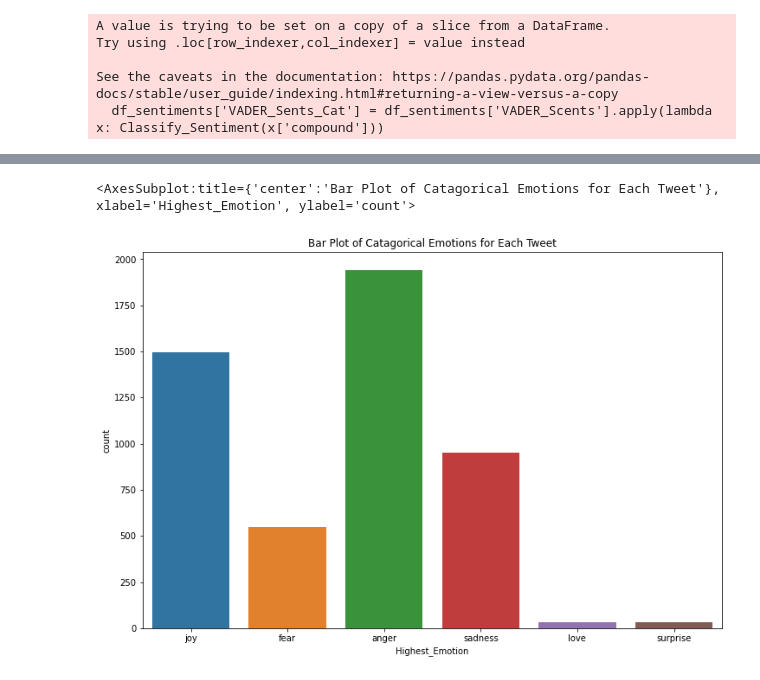
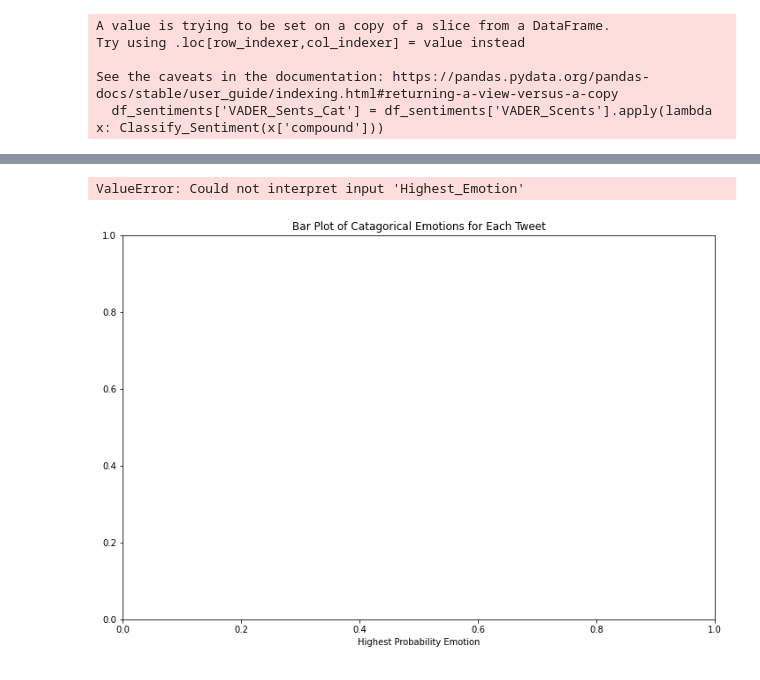
Before and after one commit to evanc1229/KoReCOVID, a Jupyter notebook: Data_Analysis.ipynb, the cells around one changed output, grey strips where cells are left out. Cells and saved outputs as stored; diff of their text form; code cells hidden in the pictures.

```diff
--- a/Data_Analysis.ipynb
+++ b/Data_Analysis.ipynb
@@ -9,7 +9,9 @@ import transformers
 import torch
 import seaborn as sns
 # %%
-df = pd.read_csv('/notebooks/evanc/KoReCOVID/resources/Pol5_Clean.csv').sample(5000)
+#df = pd.read_csv('/notebooks/evanc/KoReCOVID/resources/Pol5_Clean.csv').sample(5000)
+#Changed this so that this analysis can be reran on pre-labeled text so models don't have to run multipul times
+df = pd.read_csv('/notebooks/evanc/KoReCOVID/resources/Pol5_Clean_Sample_Scores.csv')
 # %%
 df.head()
 # %% [output]
@@ -37,2 +30,0 @@ classifier = pipeline('text-classification', model='bhadresh-savani/distilbert-b
-# %%
-df['Emotions'] = df['text'].apply(lambda tweet: classifier(tweet))
@@ -42,3 +30,0 @@ SentClassify = pipeline('text-classification', model='finiteautomata/bertweet-ba
-# %%
-#This may be less accurate as this is truncated to the old twitter length
-df['Bert_Scents'] = df['text'].apply(lambda tweet: SentClassify(tweet[:127]))
@@ -193,12 +158,13 @@ df_sentiments.head()
 # %%
 # Now that I have categorical variables for each of these metics I will make some bar charts
 # 1) Emotions
 plt.figure(figsize=(12,8))
 plt.title('Bar Plot of Catagorical Emotions for Each Tweet')
-sns.countplot(data=df_sentiments, x='Highest_Emotion')
+plt.xlabel('Highest Probability Emotion')
+sns.countplot(data=df, x='Highest_Emotion',palette='mako')
 # %% [output]
-<AxesSubplot:title={'center':'Bar Plot of Catagorical Emotions for Each Tweet'}, xlabel='Highest_Emotion', ylabel='count'>
+ValueError: Could not interpret input 'Highest_Emotion'
-[figure, old version]
+[figure, new version]
 # %%
 # 2) Bert Sentiments
 plt.figure(figsize=(12,8))
```
Also changed, not shown: parts of 35 cells of this notebook, 1 other file.
